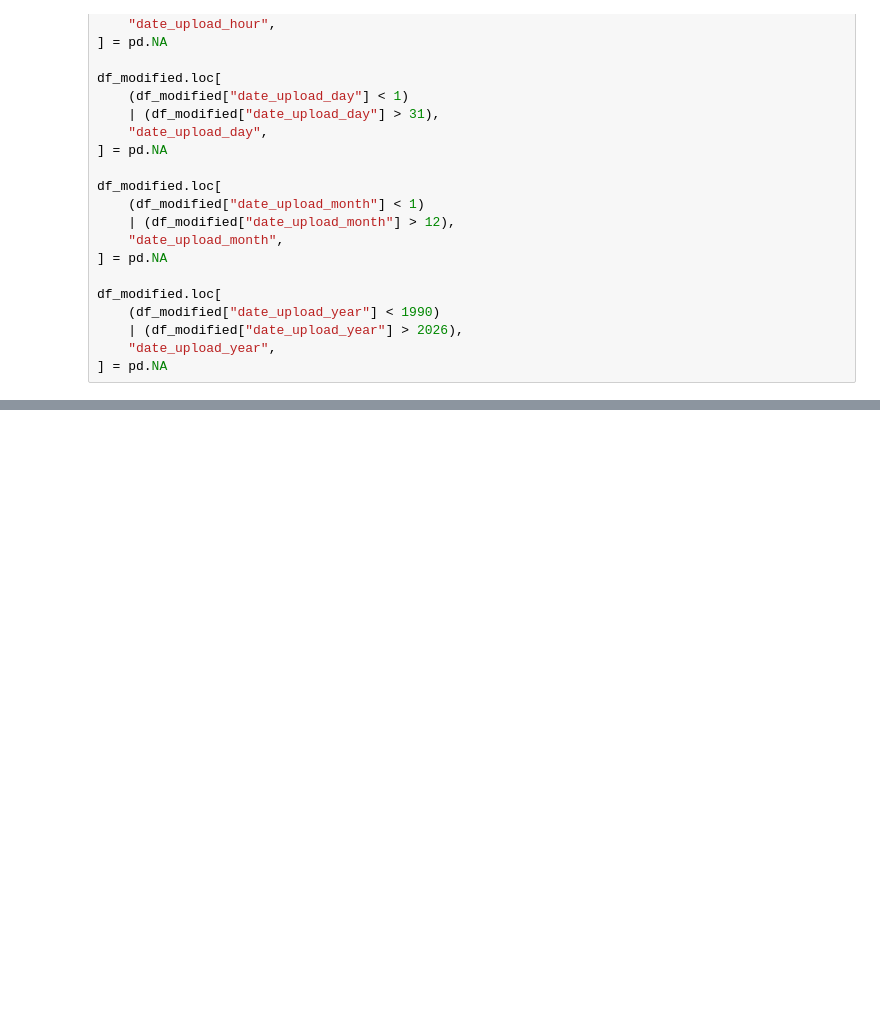
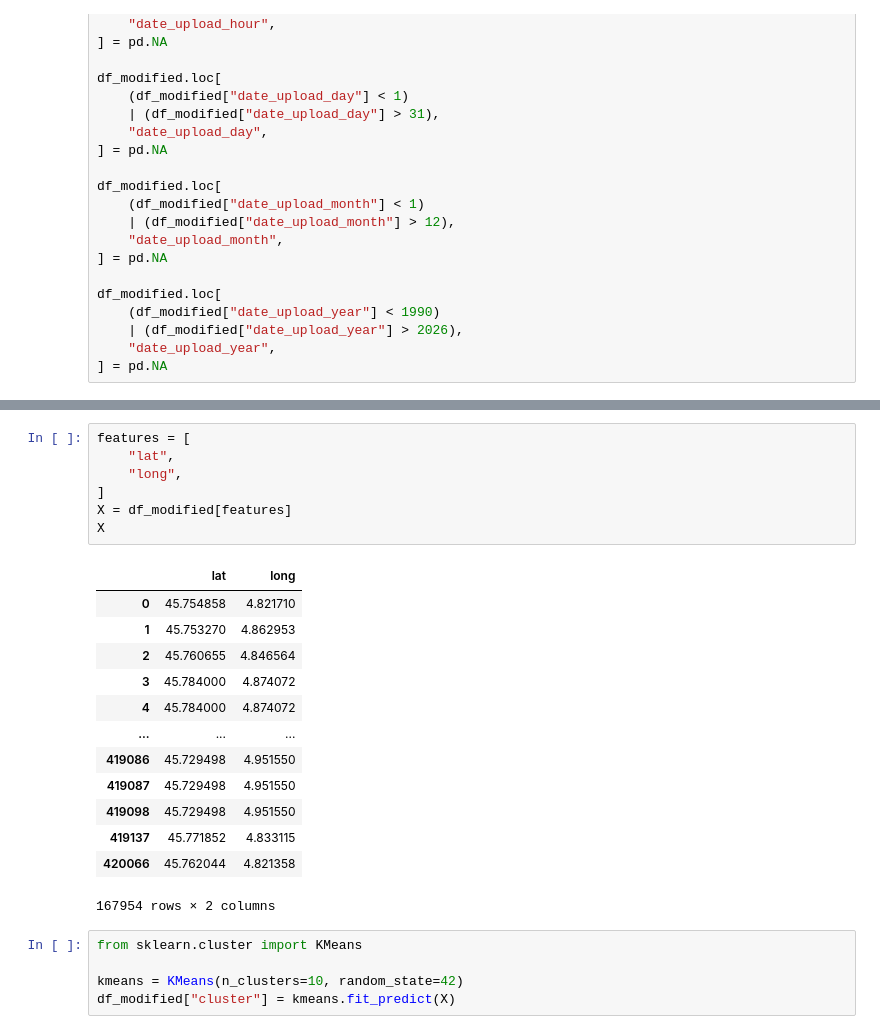
Before and after one commit to enzo-dosanjos/Data_Mining_Project, a Jupyter notebook: s1.ipynb, the cells around one changed output, grey strips where cells are left out. Cells and saved outputs as stored; diff of their text form; blank space fills up the shorter version.

```diff
--- a/s1.ipynb
+++ b/s1.ipynb
@@ -387,0 +468,26 @@ df_modified.shape
+# %%
+features = [
+    "lat",
+    "long",
+]
+X = df_modified[features]
+X
+# %% [output]
+|  | lat | long |
+| 0 | 45.754858 | 4.821710 |
+| 1 | 45.753270 | 4.862953 |
+| 2 | 45.760655 | 4.846564 |
+| 3 | 45.784000 | 4.874072 |
+| 4 | 45.784000 | 4.874072 |
+| ... | ... | ... |
+| 419086 | 45.729498 | 4.951550 |
+| 419087 | 45.729498 | 4.951550 |
+| 419098 | 45.729498 | 4.951550 |
+| 419137 | 45.771852 | 4.833115 |
+| 420066 | 45.762044 | 4.821358 |
+167954 rows × 2 columns
+# %%
+from sklearn.cluster import KMeans
+
+kmeans = KMeans(n_clusters=10, random_state=42)
+df_modified["cluster"] = kmeans.fit_predict(X)
```
Also changed, not shown: parts of 13 cells of this notebook.
